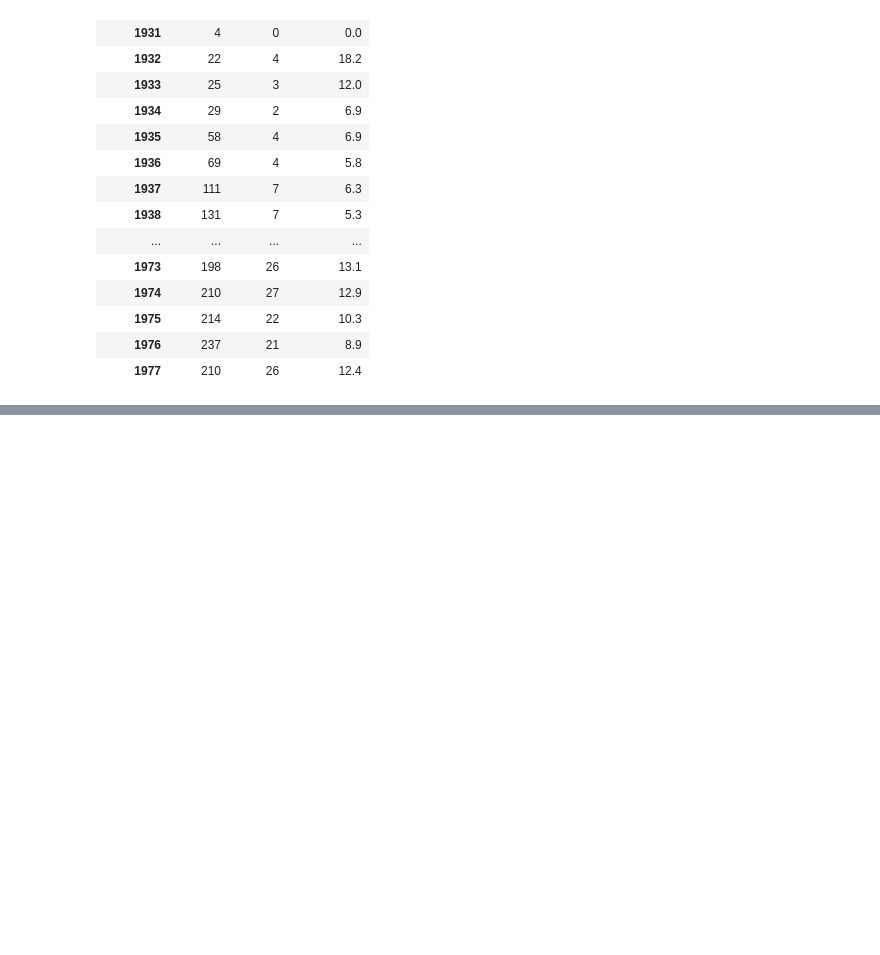
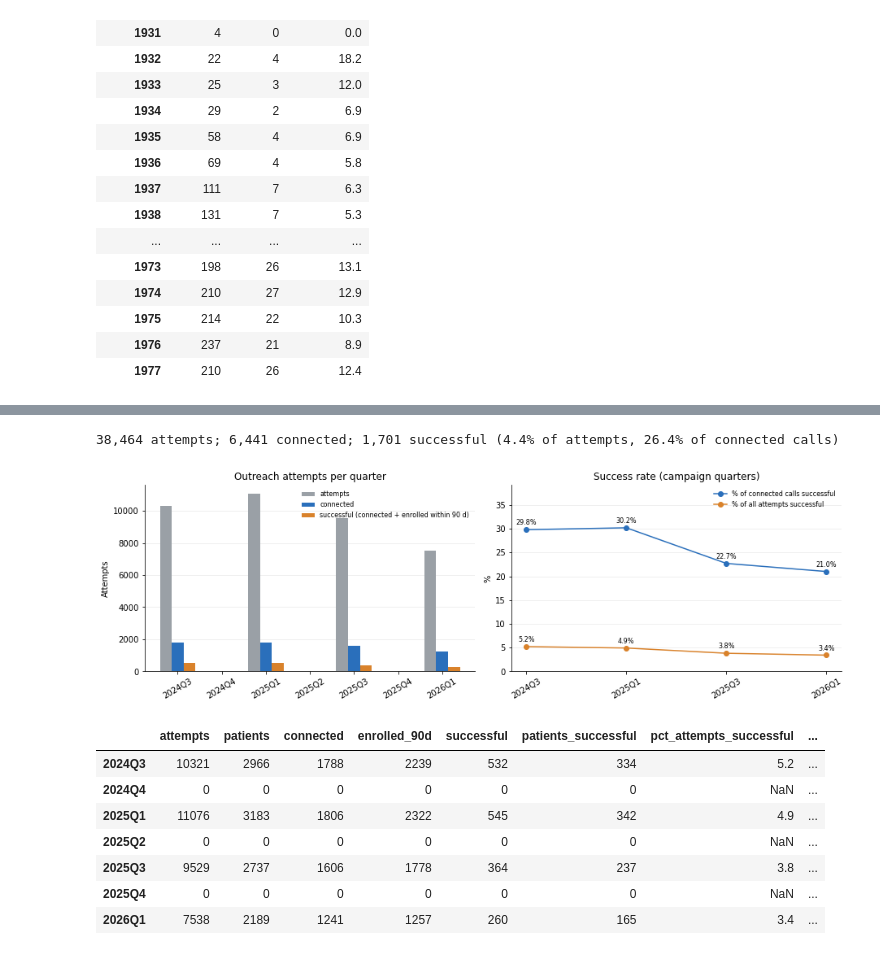
Before and after one commit to MSBradshaw/Meridian, a Jupyter notebook: notebooks/meridian_eda.ipynb, the cells around one changed output, grey strips where cells are left out. Drawn from its saved outputs; the diff is of its cells as text; code cells hidden in the pictures; blank space fills up the shorter version.

```diff
--- a/notebooks/meridian_eda.ipynb
+++ b/notebooks/meridian_eda.ipynb
@@ -770,0 +857,55 @@ by_year.round(1)
+# %%
+enr = pd.read_csv('../data/meridian_health_enrollments.csv', parse_dates=['enrollment_date'])
+o = out.copy()
+o['quarter'] = o.timestamp.dt.to_period('Q')
+o['connected'] = o.attempt_result.eq('Connected')
+
+# enrolled in the same program within 90 days after the attempt
+m = o[['patient_token', 'program', 'date']].reset_index().merge(enr, on=['patient_token', 'program'], how='left')
+m['gap'] = (m.enrollment_date - m.date).dt.days
+o['enrolled_90d'] = m.assign(hit=m.gap.between(0, 90)).groupby('index').hit.any().reindex(o.index, fill_value=False)
+o['successful'] = o.connected & o.enrolled_90d
+
+quarters = pd.period_range(o.quarter.min(), o.quarter.max(), freq='Q')
+by_q = (o.groupby('quarter')
+        .agg(attempts=('patient_token', 'size'), patients=('patient_token', 'nunique'), connected=('connected', 'sum'),
+             enrolled_90d=('enrolled_90d', 'sum'), successful=('successful', 'sum'))
+        .reindex(quarters, fill_value=0))
+by_q['patients_successful'] = o[o.successful].groupby('quarter').patient_token.nunique().reindex(quarters, fill_value=0)
+by_q['pct_attempts_successful'] = (by_q.successful / by_q.attempts * 100).round(1)
+by_q['pct_connected_successful'] = (by_q.successful / by_q.connected * 100).round(1)
+by_q.index = by_q.index.astype(str)
+total = by_q.sum(numeric_only=True)
+print(f"{int(total.attempts):,} attempts; {int(total.connected):,} connected; {int(total.successful):,} successful "
+      f"({total.successful / total.attempts:.1%} of attempts, {total.successful / total.connected:.1%} of connected calls)")
+
+fig, (ax1, ax2) = plt.subplots(1, 2, figsize=(13, 4.2))
+x = np.arange(len(by_q)); w = .27
+for k, (col, colr, lab) in enumerate([('attempts', GRAY, 'attempts'), ('connected', BLUE, 'connected'),
+                                      ('successful', ORANGE, 'successful (connected + enrolled within 90 d)')]):
+    ax1.bar(x + (k - 1) * w, by_q[col], width=w, color=colr, label=lab)
+ax1.set_xticks(x, by_q.index, rotation=30)
+ax1.set(title='Outreach attempts per quarter', ylabel='Attempts'); ax1.legend(frameon=False, fontsize=8)
+camp = by_q[by_q.attempts > 0]
+ax2.plot(camp.index, camp.pct_connected_successful, marker='o', color=BLUE, label='% of connected calls successful')
+ax2.plot(camp.index, camp.pct_attempts_successful, marker='o', color=ORANGE, label='% of all attempts successful')
+for a, col in [(ax2, 'pct_connected_successful'), (ax2, 'pct_attempts_successful')]:
+    for xi, v in zip(camp.index, camp[col]):
+        a.annotate(f'{v:.1f}%', (xi, v), textcoords='offset points', xytext=(0, 6), ha='center', fontsize=8)
+ax2.set(title='Success rate (campaign quarters)', ylabel='%', ylim=(0, camp.pct_connected_successful.max() * 1.3))
+ax2.tick_params(axis='x', rotation=30); ax2.legend(frameon=False, fontsize=8)
+for a in (ax1, ax2):
+    a.grid(axis='x', visible=False)
+plt.tight_layout(); plt.show()
+display(by_q)
+# %% [output]
+38,464 attempts; 6,441 connected; 1,701 successful (4.4% of attempts, 26.4% of connected calls)
+[figure, added]
+|  | attempts | patients | connected | enrolled_90d | successful | patients_successful | pct_attempts_successful | ... |
+| 2024Q3 | 10321 | 2966 | 1788 | 2239 | 532 | 334 | 5.2 | ... |
+| 2024Q4 | 0 | 0 | 0 | 0 | 0 | 0 | NaN | ... |
+| 2025Q1 | 11076 | 3183 | 1806 | 2322 | 545 | 342 | 4.9 | ... |
+| 2025Q2 | 0 | 0 | 0 | 0 | 0 | 0 | NaN | ... |
+| 2025Q3 | 9529 | 2737 | 1606 | 1778 | 364 | 237 | 3.8 | ... |
+| 2025Q4 | 0 | 0 | 0 | 0 | 0 | 0 | NaN | ... |
+| 2026Q1 | 7538 | 2189 | 1241 | 1257 | 260 | 165 | 3.4 | ... |
```
Also changed, not shown: parts of 7 cells of this notebook, 9 other files.
